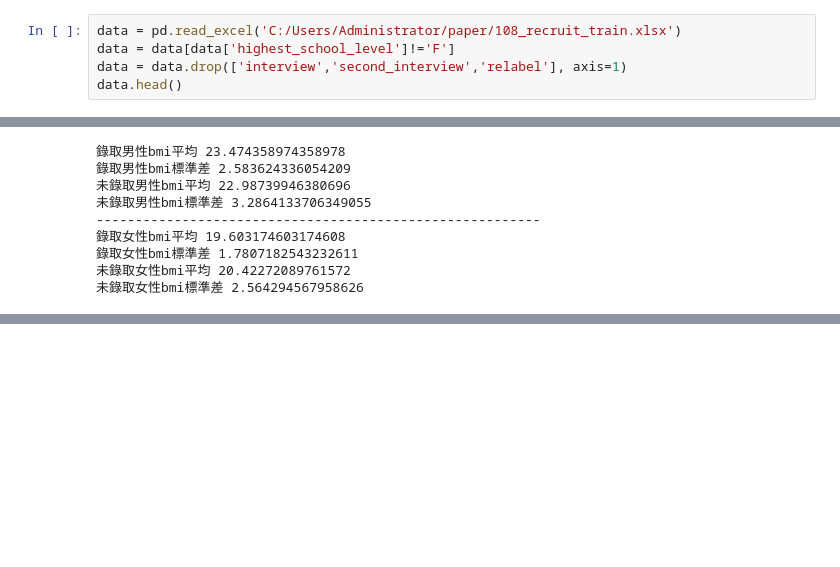
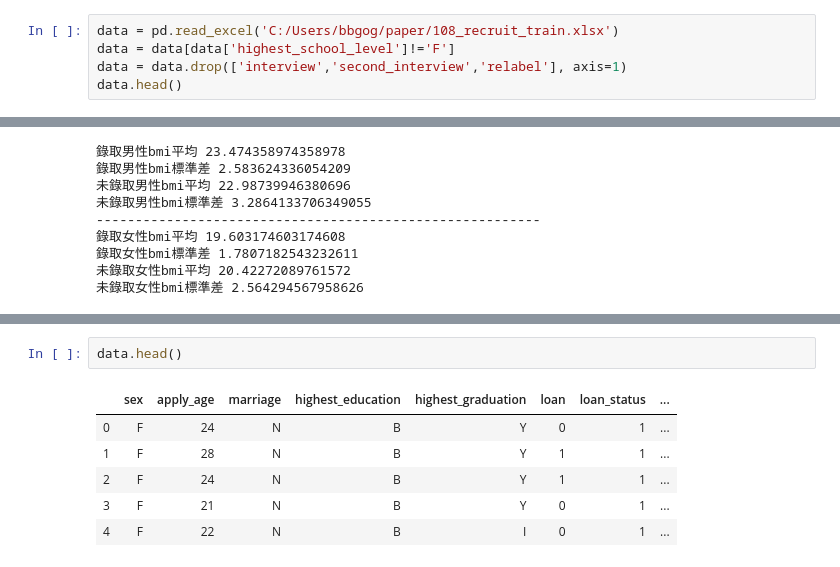
Before and after one commit to vandoris/myProject, a Jupyter notebook: recruit_mitigate.ipynb, the cells around one changed output, grey strips where cells are left out. Saved outputs shown, nothing was run; the diff lists cells and outputs as text; blank space fills up the shorter version.

```diff
--- a/recruit_mitigate.ipynb
+++ b/recruit_mitigate.ipynb
@@ -5,5 +13,5 @@ import seaborn as sns
 # %%
-data = pd.read_excel('C:/Users/Administrator/paper/108_recruit_train.xlsx')
+data = pd.read_excel('C:/Users/bbgog/paper/108_recruit_train.xlsx')
 data = data[data['highest_school_level']!='F']
 data = data.drop(['interview','second_interview','relabel'], axis=1)
 data.head()
@@ -583,0 +694,9 @@ df['age'] = df['age'].astype(int)
+# %%
+data.head()
+# %% [output]
+|  | sex | apply_age | marriage | highest_education | highest_graduation | loan | loan_status | ... |
+| 0 | F | 24 | N | B | Y | 0 | 1 | ... |
+| 1 | F | 28 | N | B | Y | 1 | 1 | ... |
+| 2 | F | 24 | N | B | Y | 1 | 1 | ... |
+| 3 | F | 21 | N | B | Y | 0 | 1 | ... |
+| 4 | F | 22 | N | B | I | 0 | 1 | ... |
```
Also changed, not shown: parts of 48 cells of this notebook.
